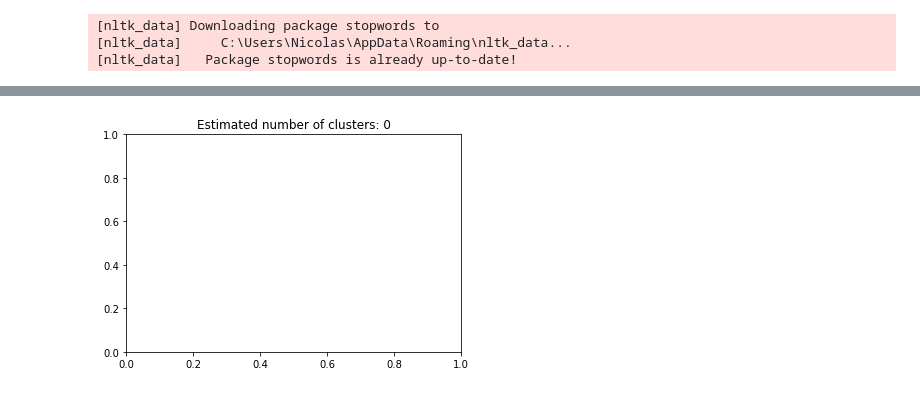
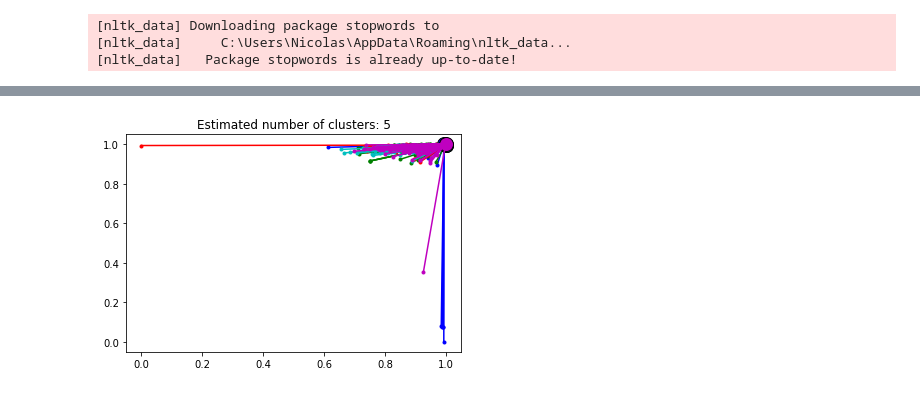
Before and after one commit to jonas-becker/automated-crawling-and-multi-level-clustering-of-news-articles, a Jupyter notebook: Affinity_propagation.ipynb, the cells around one changed output, grey strips where cells are left out. Cells and saved outputs as stored; diff of their text form; code cells hidden in the pictures.

```diff
--- a/Affinity_propagation.ipynb
+++ b/Affinity_propagation.ipynb
@@ -60,6 +60,6 @@ for article in range(0, len(X)):
 from sklearn.feature_extraction.text import TfidfVectorizer
 
 tfidfconverter = TfidfVectorizer(max_features=2000, min_df=5, max_df=0.7, stop_words=stopwords.words('english'))
-X = tfidfconverter.fit_transform(processed_articles).toarray()
-print(X)
+tfidf = tfidfconverter.fit_transform(processed_articles)
+tfidf
 # %% [output]
@@ -72,0 +68,5 @@ print(X)
+# %%
+from sklearn.metrics.pairwise import cosine_distances
+
+cosine_similarity = cosine_distances(tfidf)
+cosine_similarity
@@ -73,31 +87,31 @@ print(X)
 # %%
 from sklearn.cluster import AffinityPropagation
 
-clustering = AffinityPropagation(random_state=5)
-clustering.fit(X)
+clustering = AffinityPropagation(affinity='precomputed', damping=0.5, random_state=5)
+clustering.fit(cosine_similarity)
 labels = clustering.labels_
-cluster_centers = clustering.cluster_centers_
+#cluster_centers = clustering.cluster_centers_
 cluster_centers_indices = clustering.cluster_centers_indices_
 n_clusters_ = len(cluster_centers_indices)
 # %%
 import matplotlib.pyplot as plt
 from itertools import cycle
 
 plt.close('all')
 plt.figure(1)
 plt.clf()
 
 colors = cycle('bgrcmykbgrcmykbgrcmykbgrcmyk')
 for k, col in zip(range(n_clusters_), colors):
     class_members = labels == k
-    cluster_center = X[cluster_centers_indices[k]]
-    plt.plot(X[class_members, 0], X[class_members, 1], col + '.')
+    cluster_center = cosine_similarity[cluster_centers_indices[k]]
+    plt.plot(cosine_similarity[class_members, 0], cosine_similarity[class_members, 1], col + '.')
     plt.plot(cluster_center[0], cluster_center[1], 'o', markerfacecolor=col,
              markeredgecolor='k', markersize=14)
-    for x in X[class_members]:
+    for x in cosine_similarity[class_members]:
         plt.plot([cluster_center[0], x[0]], [cluster_center[1], x[1]], col)
 
 plt.title('Estimated number of clusters: %d' % n_clusters_)
 plt.show()
 # %% [output]
-[figure, old version]
+[figure, new version]
```
Also changed, not shown: parts of 3 cells of this notebook.
